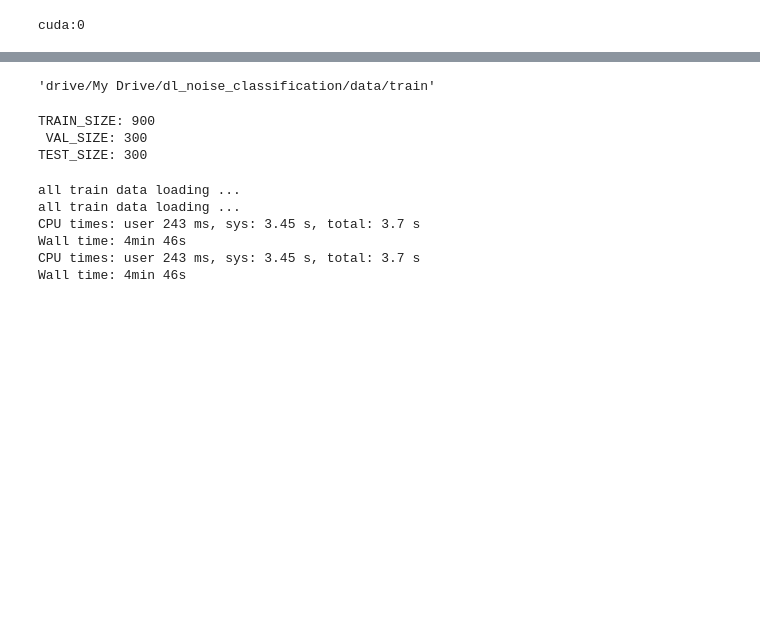
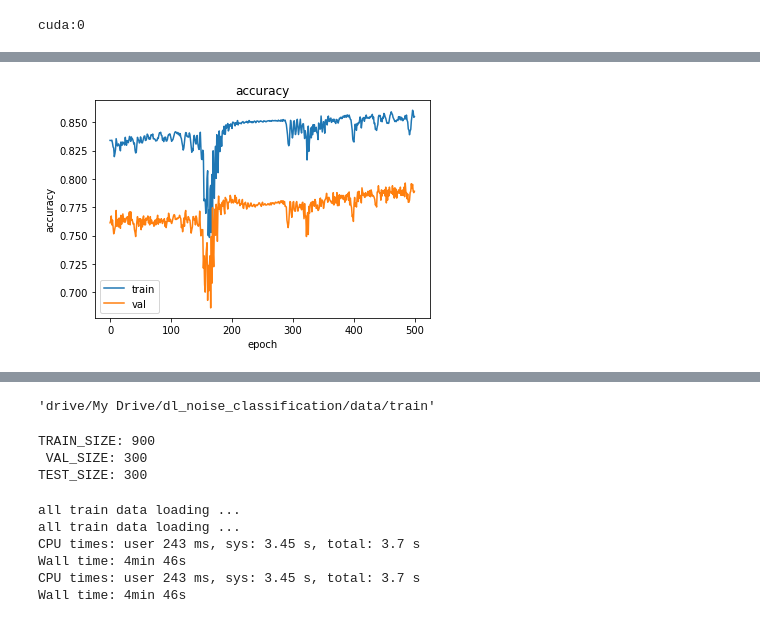
Before and after one commit to BLOOMFLARK/NN_noise_classification, a Jupyter notebook: PCANN.ipynb, the cells around one changed output, grey strips where cells are left out. Drawn from its saved outputs; the diff is of its cells as text; code cells hidden in the pictures; blank space fills up the shorter version.

```diff
--- a/PCANN.ipynb
+++ b/PCANN.ipynb
@@ -191,0 +306,4 @@ cuda:0
+# %%
+net.plot_acc()
+# %% [output]
+[figure, added]
```
Also changed, not shown: parts of 17 cells of this notebook.
